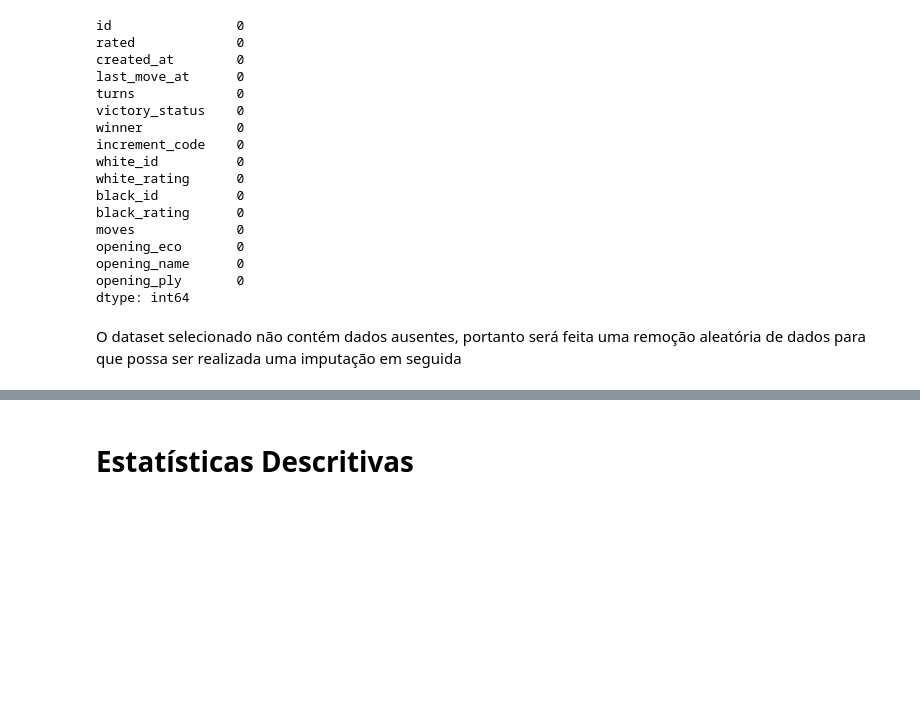
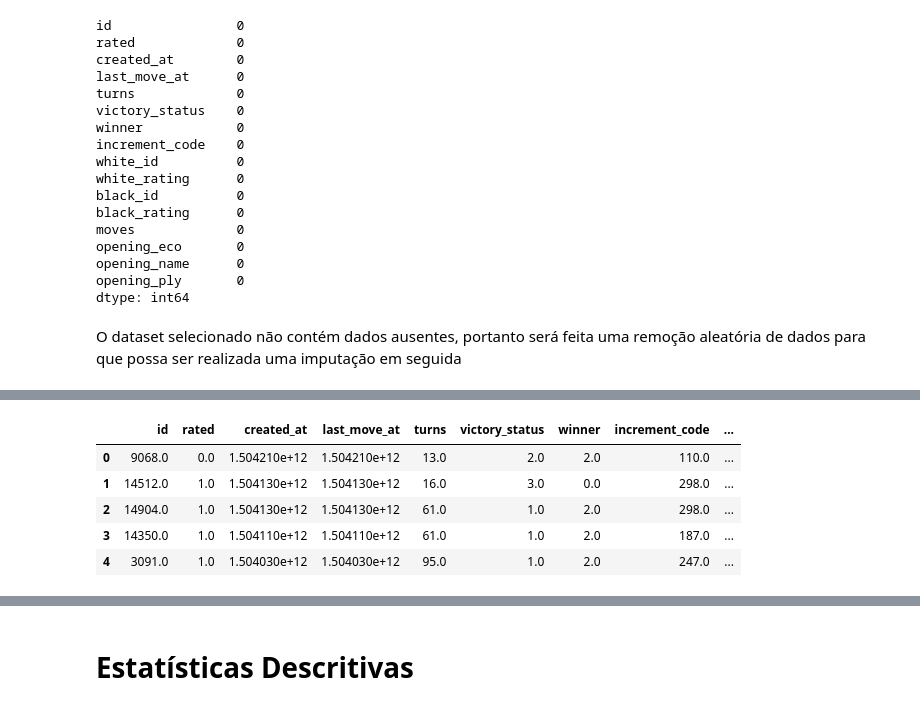
Before and after one commit to Vinicius-resende-cin/intro-dados, a Jupyter notebook: notebooks/ChessGames.ipynb, the cells around one changed output, grey strips where cells are left out. Drawn from its saved outputs; the diff is of its cells as text; code cells hidden in the pictures; blank space fills up the shorter version.

```diff
--- a/notebooks/ChessGames.ipynb
+++ b/notebooks/ChessGames.ipynb
@@ -145,0 +401,2 @@ O dataset selecionado não contém dados ausentes, portanto será feita uma remo
+# %%
+chess_games_knn_fill = chess_games2.copy()
@@ -145,0 +437,11 @@ O dataset selecionado não contém dados ausentes, portanto será feita uma remo
+# %%
+# convertendo categorico para numérico
+chess_games_knn_fill['id'] = chess_games['id'].cat.codes
+chess_games_knn_fill['victory_status'] = chess_games['victory_status'].cat.codes
+chess_games_knn_fill['winner'] = chess_games['winner'].cat.codes
+chess_games_knn_fill['increment_code'] = chess_games['increment_code'].cat.codes
+chess_games_knn_fill['white_id'] = chess_games['white_id'].cat.codes
+chess_games_knn_fill['black_id'] = chess_games['black_id'].cat.codes
+chess_games_knn_fill['moves'] = chess_games['moves'].cat.codes
+chess_games_knn_fill['opening_eco'] = chess_games['opening_eco'].cat.codes
+chess_games_knn_fill['opening_name'] = chess_games['opening_name'].cat.codes
@@ -145,0 +468,3 @@ O dataset selecionado não contém dados ausentes, portanto será feita uma remo
+# %%
+from fancyimpute import KNN
+chess_games_knn = KNN(k=3).fit_transform(chess_games_knn_fill)
@@ -145,0 +489,11 @@ O dataset selecionado não contém dados ausentes, portanto será feita uma remo
+# %%
+chess_games_knn_fill = pd.DataFrame(chess_games_knn, columns=chess_games_knn_fill.columns)
+# %%
+chess_games_knn_fill.head()
+# %% [output]
+|  | id | rated | created_at | last_move_at | turns | victory_status | winner | increment_code | ... |
+| 0 | 9068.0 | 0.0 | 1.504210e+12 | 1.504210e+12 | 13.0 | 2.0 | 2.0 | 110.0 | ... |
+| 1 | 14512.0 | 1.0 | 1.504130e+12 | 1.504130e+12 | 16.0 | 3.0 | 0.0 | 298.0 | ... |
+| 2 | 14904.0 | 1.0 | 1.504130e+12 | 1.504130e+12 | 61.0 | 1.0 | 2.0 | 298.0 | ... |
+| 3 | 14350.0 | 1.0 | 1.504110e+12 | 1.504110e+12 | 61.0 | 1.0 | 2.0 | 187.0 | ... |
+| 4 | 3091.0 | 1.0 | 1.504030e+12 | 1.504030e+12 | 95.0 | 1.0 | 2.0 | 247.0 | ... |
```
Also changed, not shown: parts of 45 cells of this notebook.
